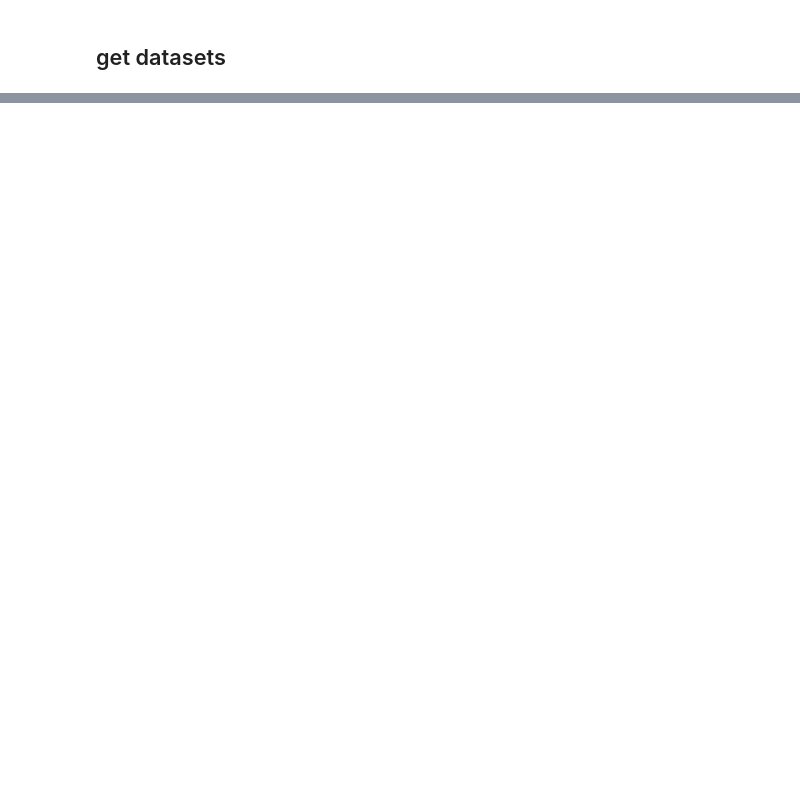
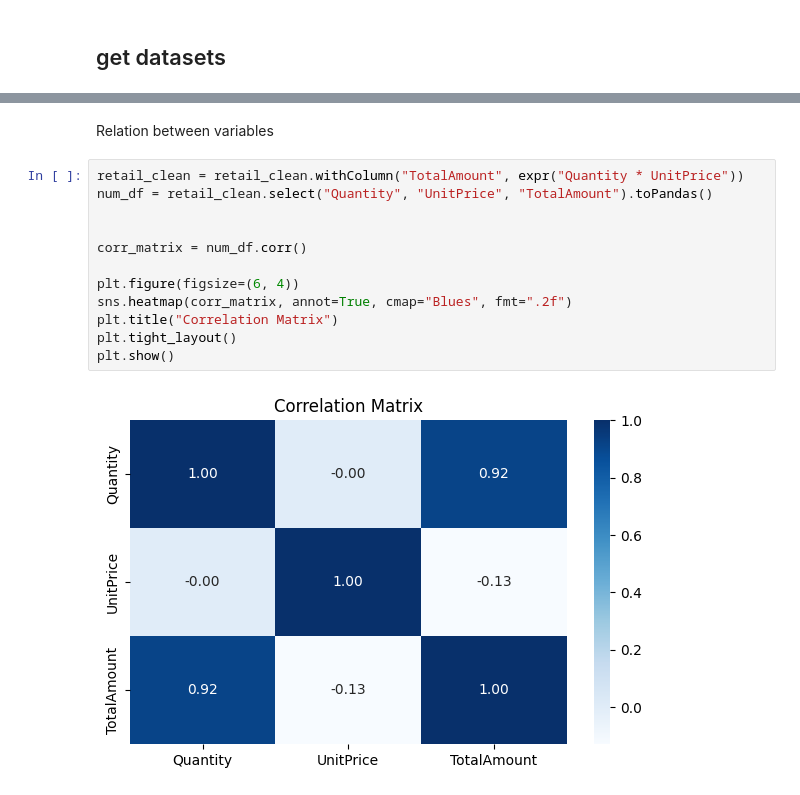
Before and after one commit to AhmedxEltras/Bigdata-Pyspark-using-Hadoop, a Jupyter notebook: Project.ipynb, the cells around one changed output, grey strips where cells are left out. Cells and saved outputs as stored; diff of their text form; blank space fills up the shorter version.

```diff
--- a/Project.ipynb
+++ b/Project.ipynb
@@ -60,0 +459,16 @@ only showing top 5 rows
+# %% [markdown]
+Relation between variables
+# %%
+retail_clean = retail_clean.withColumn("TotalAmount", expr("Quantity * UnitPrice"))
+num_df = retail_clean.select("Quantity", "UnitPrice", "TotalAmount").toPandas()
+
+
+corr_matrix = num_df.corr()
+
+plt.figure(figsize=(6, 4))
+sns.heatmap(corr_matrix, annot=True, cmap="Blues", fmt=".2f")
+plt.title("Correlation Matrix")
+plt.tight_layout()
+plt.show()
+# %% [output]
+[figure, added]
```
Also changed, not shown: parts of 49 cells of this notebook.
